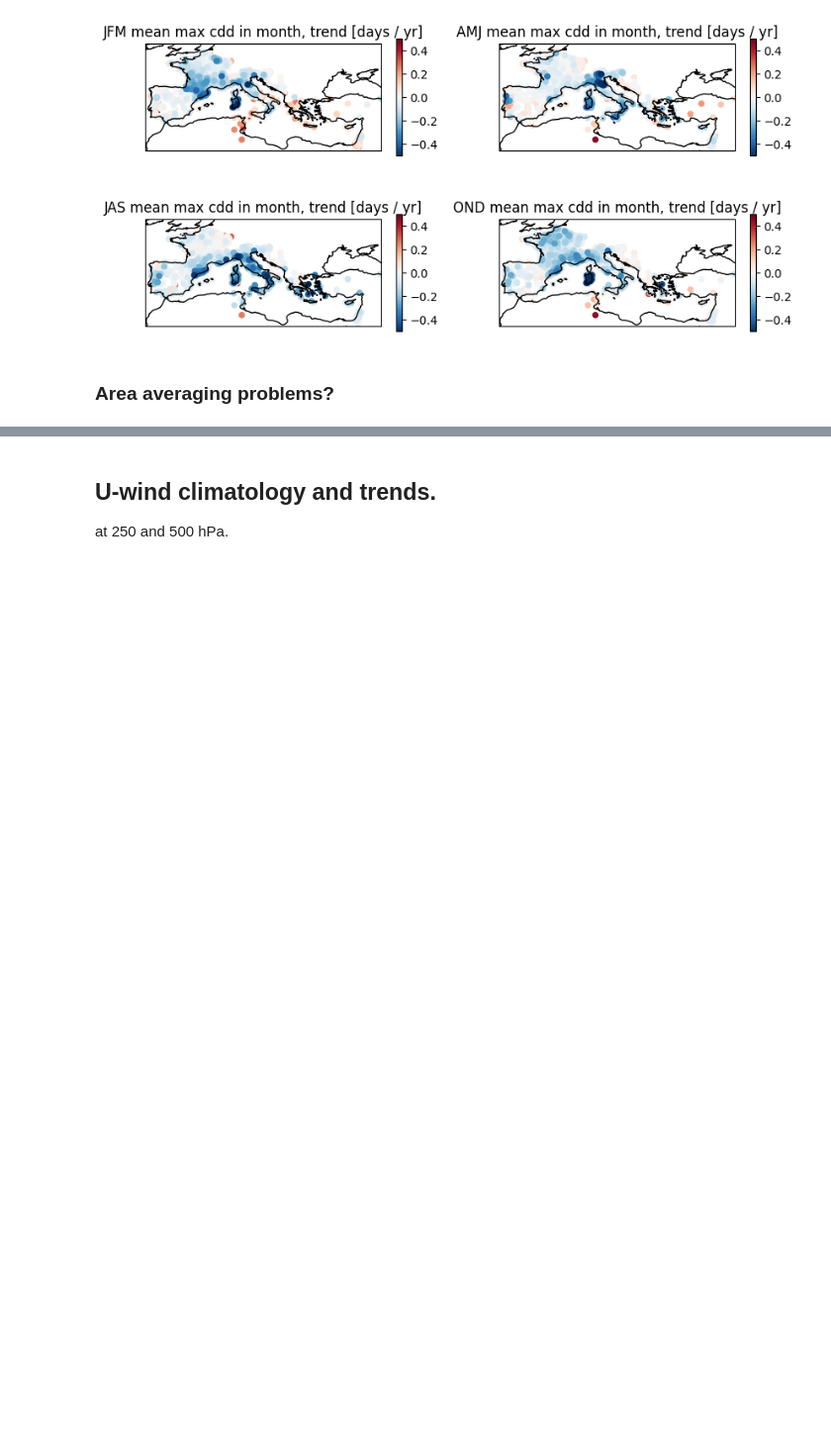
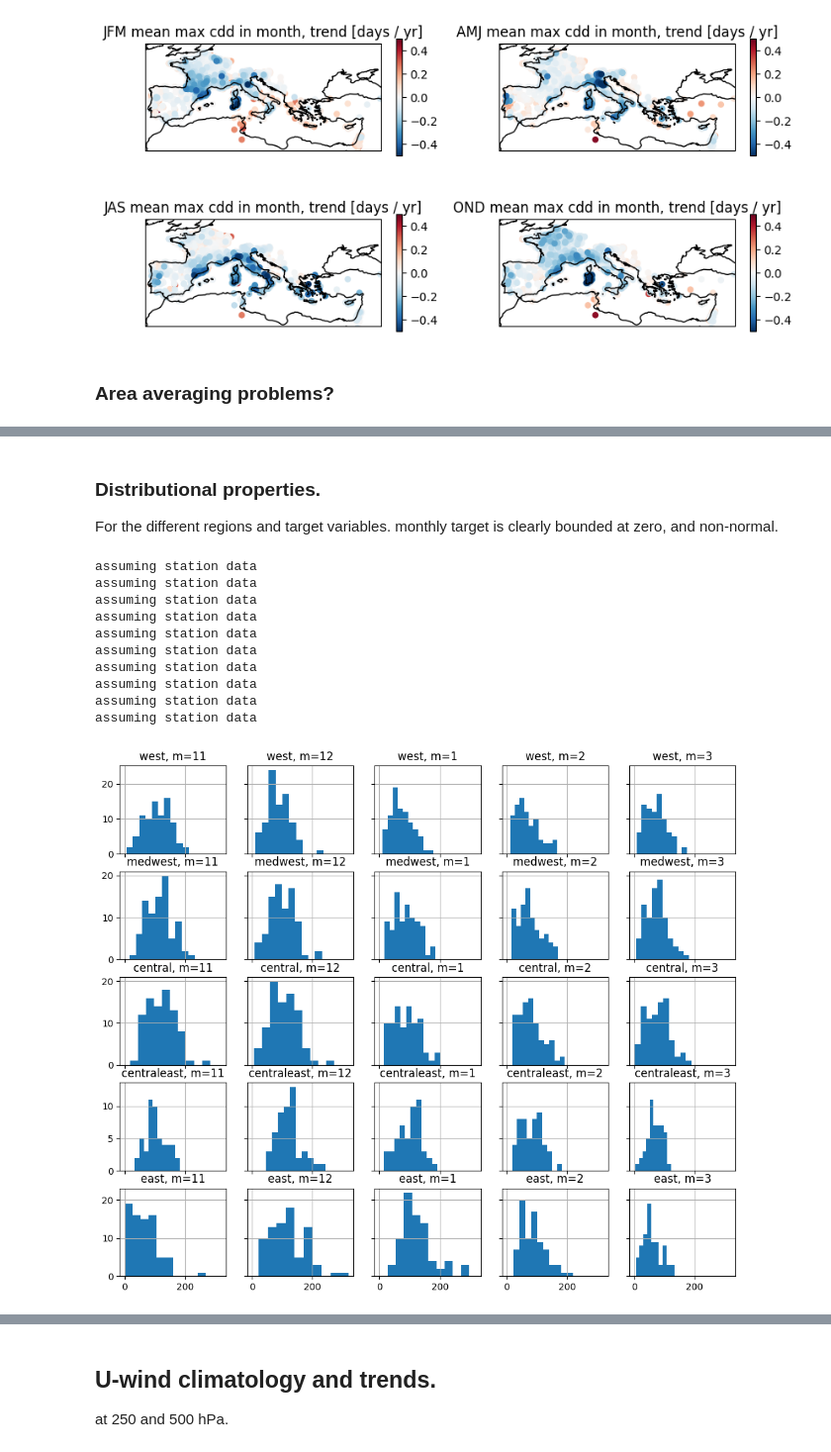
Before and after one commit to chiemvs/Medley, a Jupyter notebook: notebooks/Trend_exploration.ipynb, the cells around one changed output, grey strips where cells are left out. Shown at 99% size. Drawn from its saved outputs; the diff is of its cells as text; code cells hidden in the pictures; blank space fills up the shorter version.

```diff
--- a/notebooks/Trend_exploration.ipynb
+++ b/notebooks/Trend_exploration.ipynb
@@ -391,0 +480,29 @@ assuming station data
+# %% [markdown]
+### Distributional properties.
+For the different regions and target variables.
+monthly target is clearly bounded at zero, and non-normal.
+# %%
+months = [11,12,1,2,3]
+start = '1939'
+var = 'RR'
+fig, axes = plt.subplots(nrows = len(regionmasks), ncols = len(months), figsize = (12,10), sharex = True, sharey='row')
+for i, (name, region) in enumerate(regions.items()):
+    rr=prep_ecad(target_region=region,target_var = var,minsamples = 10)
+    rr = rr.loc[slice(start,None)]
+    for j, m in enumerate(months):
+        rrmon = rr.loc[rr.index.month == m]
+        ax = axes[i,j]
+        rrmon.hist(ax = ax)
+        ax.set_title(f'{name}, m={m}')
+# %% [output]
+assuming station data
+assuming station data
+assuming station data
+assuming station data
+assuming station data
+assuming station data
+assuming station data
+assuming station data
+assuming station data
+assuming station data
+[figure, added]
```
Also changed, not shown: parts of 8 cells of this notebook, 3 other files.
